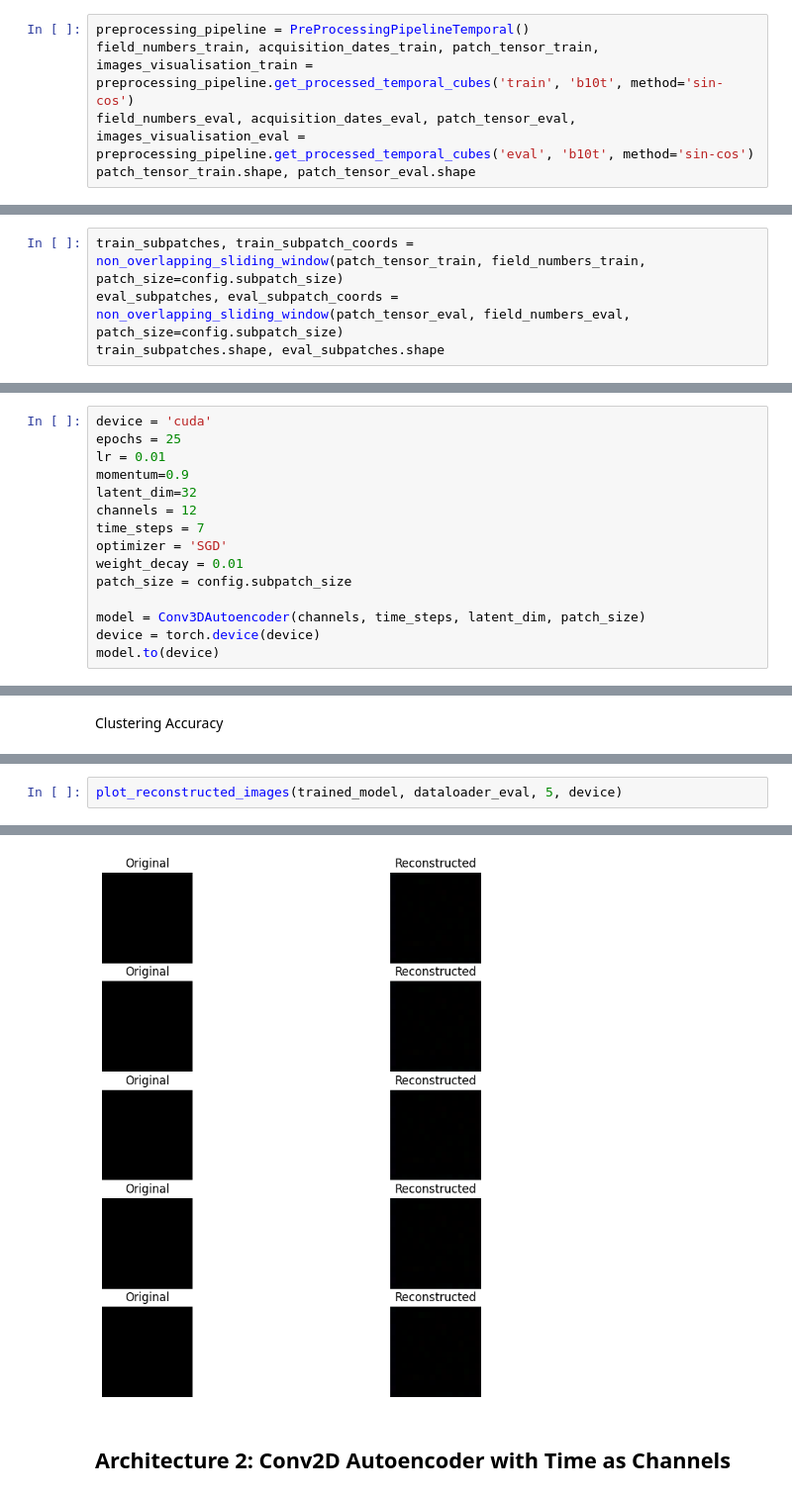
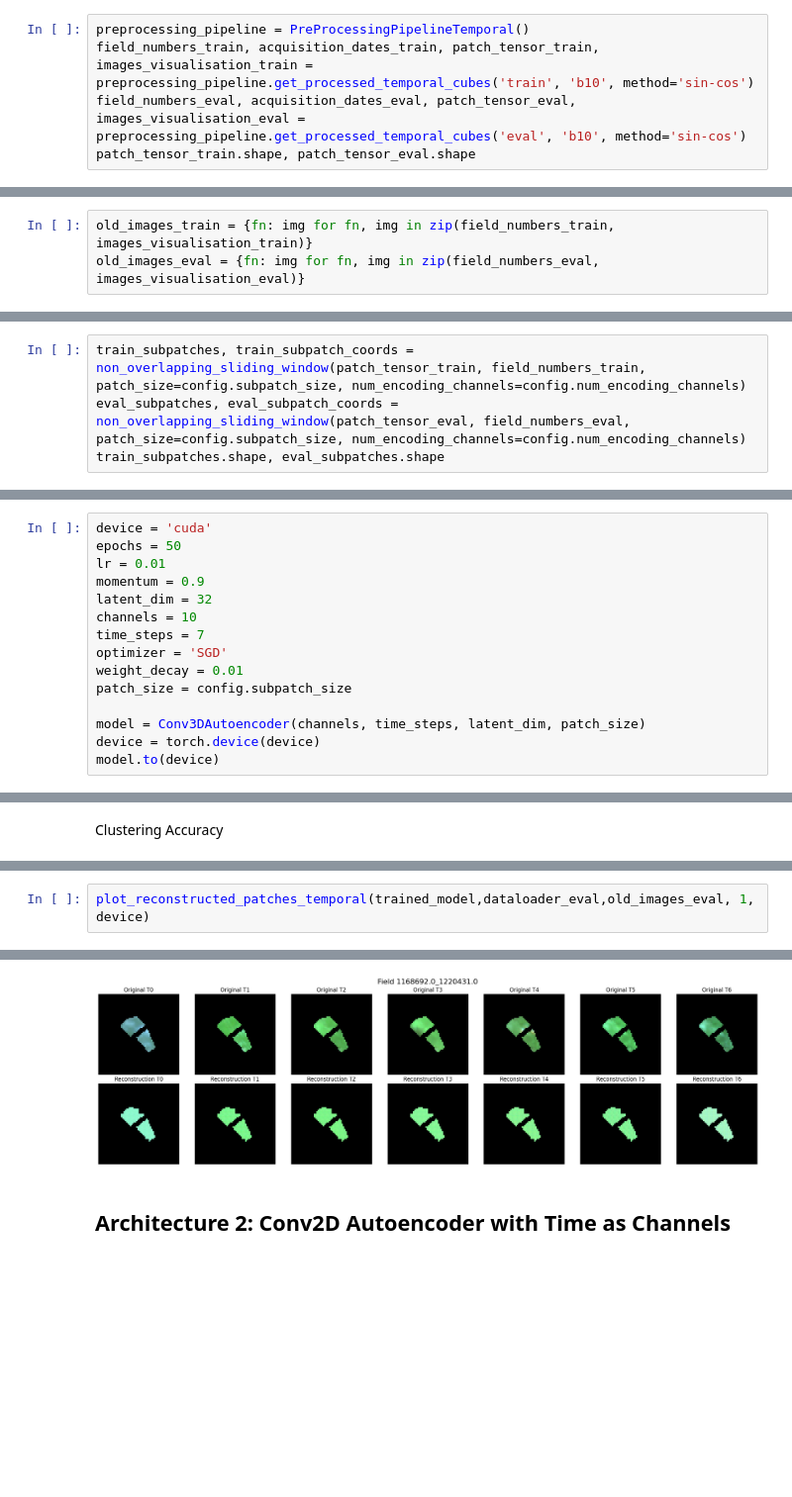
Before and after one commit to bhumikasadbhave/Master-Thesis-SITS, a Jupyter notebook: Modeling/temporal_ae.ipynb, the cells around one changed output, grey strips where cells are left out. Shown at 99% size. Cells and saved outputs as stored; diff of their text form; blank space fills up the shorter version.

Commit message:
saved autoencoder models

```diff
--- a/Modeling/temporal_ae.ipynb
+++ b/Modeling/temporal_ae.ipynb
@@ -62,7 +65,7 @@ Data: Extracted and Pre-processed Patches (each patch containing a sugarbeet fie
 Dimensions: (N, T, C, H, W) = (N, 7, 10, 64, 64)
 # %%
 preprocessing_pipeline = PreProcessingPipelineTemporal()
-field_numbers_train, acquisition_dates_train, patch_tensor_train, images_visualisation_train = preprocessing_pipeline.get_processed_temporal_cubes('train', 'b10t', method='sin-cos')
-field_numbers_eval, acquisition_dates_eval, patch_tensor_eval, images_visualisation_eval = preprocessing_pipeline.get_processed_temporal_cubes('eval', 'b10t', method='sin-cos')
+field_numbers_train, acquisition_dates_train, patch_tensor_train, images_visualisation_train = preprocessing_pipeline.get_processed_temporal_cubes('train', 'b10', method='sin-cos')
+field_numbers_eval, acquisition_dates_eval, patch_tensor_eval, images_visualisation_eval = preprocessing_pipeline.get_processed_temporal_cubes('eval', 'b10', method='sin-cos')
 patch_tensor_train.shape, patch_tensor_eval.shape
 # %% [output]
@@ -109,0 +75,3 @@ visualize_temporal_stack_rgb(patch_tensor_eval[0],acquisition_dates_eval[0])
+# %%
+old_images_train = {fn: img for fn, img in zip(field_numbers_train, images_visualisation_train)}
+old_images_eval = {fn: img for fn, img in zip(field_numbers_eval, images_visualisation_eval)}
@@ -118,7 +89,7 @@ visualize_temporal_stack_rgb(patch_tensor_eval[0],acquisition_dates_eval[0])
 # %% [markdown]
 ### Create Sub-Patches
 # %%
-train_subpatches, train_subpatch_coords = non_overlapping_sliding_window(patch_tensor_train, field_numbers_train, patch_size=config.subpatch_size)
-eval_subpatches, eval_subpatch_coords = non_overlapping_sliding_window(patch_tensor_eval, field_numbers_eval, patch_size=config.subpatch_size)
+train_subpatches, train_subpatch_coords = non_overlapping_sliding_window(patch_tensor_train, field_numbers_train, patch_size=config.subpatch_size, num_encoding_channels=config.num_encoding_channels)
+eval_subpatches, eval_subpatch_coords = non_overlapping_sliding_window(patch_tensor_eval, field_numbers_eval, patch_size=config.subpatch_size, num_encoding_channels=config.num_encoding_channels)
 train_subpatches.shape, eval_subpatches.shape
 # %% [output]
@@ -314,11 +176,11 @@ class Conv3DAutoencoder(nn.Module):
 ### Training
 # %%
 device = 'cuda'
-epochs = 25
+epochs = 50
 lr = 0.01
-momentum=0.9
-latent_dim=32
-channels = 12
+momentum = 0.9
+latent_dim = 32
+channels = 10
 time_steps = 7
 optimizer = 'SGD'
 weight_decay = 0.01
@@ -502,3 +302,3 @@ torch.Size([7, 12, 16, 16])
 # %%
-plot_reconstructed_images(trained_model, dataloader_eval, 5, device)
+plot_reconstructed_patches_temporal(trained_model,dataloader_eval,old_images_eval, 1, device)
 # %% [output]
@@ -510,3 +305,3 @@ Clipping input data to the valid range for imshow with RGB data ([0..1] for floa
-[figure, old version]
+[figure, new version]
 # %% [markdown]
 ## Architecture 2: Conv2D Autoencoder with Time as Channels
```
Also changed, not shown: parts of 133 cells of this notebook, 17 other files.
